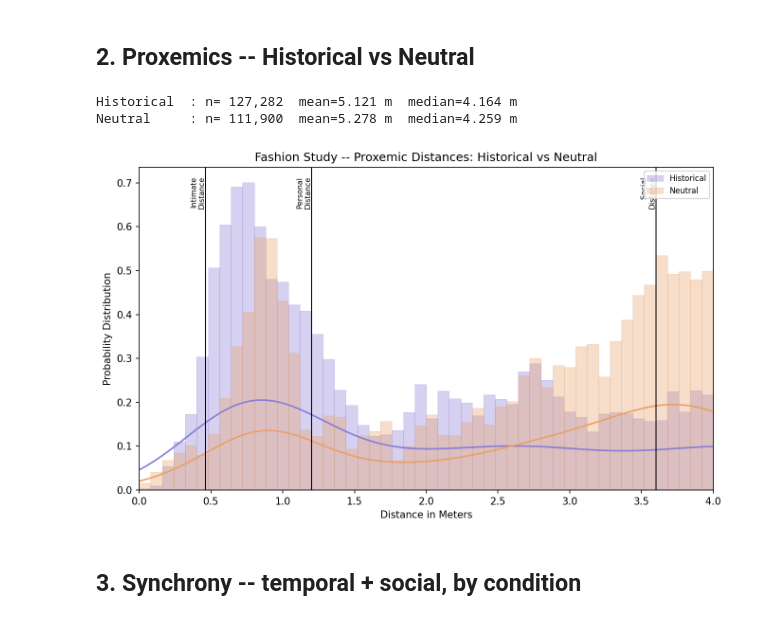
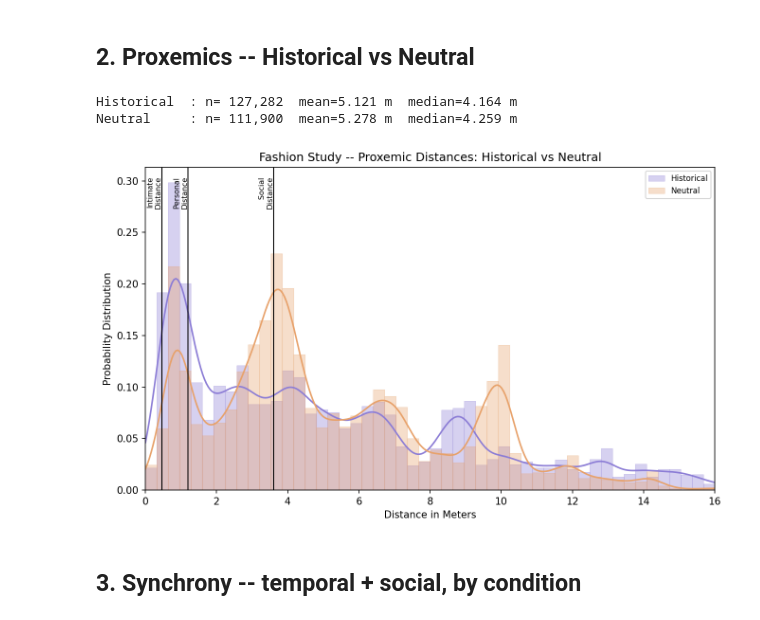
Before and after one commit to ross-johnstone/fusion-analysis, a Jupyter notebook: Notebooks/fashion_group_analysis.ipynb, the cells around one changed output. Drawn from its saved outputs; the diff is of its cells as text; code cells hidden in the pictures.

```diff
--- a/Notebooks/fashion_group_analysis.ipynb
+++ b/Notebooks/fashion_group_analysis.ipynb
@@ -80,23 +80,23 @@ Hand tracking present (sampled): False
 # %%
 dists_by_cond = {}
 for cond in ['H', 'N']:
     sub = specs[specs.condition == cond]
     parts = [pairwise_distances_within_file(long_df[long_df.pair_id == row.pair_id], rate_hz=10.0)
              for _, row in sub.iterrows()]
     dists_by_cond[cond] = np.concatenate(parts) if parts else np.array([])
     d = dists_by_cond[cond]
     print(f"{FASHION_CONDITION_LABEL[cond]:12s}: n={len(d):>8,}  mean={d.mean():.3f} m  median={np.median(d):.3f} m")
 
 fig, ax = plt.subplots(figsize=(9, 5.5))
 plot_proxemic_distribution(ax, {FASHION_CONDITION_LABEL[c]: dists_by_cond[c] for c in ['H', 'N']},
-                            'Fashion Study -- Proxemic Distances: Historical vs Neutral', xmax=4.0)
+                            'Fashion Study -- Proxemic Distances: Historical vs Neutral', xmax=16.0)
 plt.tight_layout()
 plt.savefig('fashion_proxemics_h_vs_n.png', dpi=150, bbox_inches='tight')
 plt.show()
 # %% [output]
 Historical  : n= 127,282  mean=5.121 m  median=4.164 m
 Neutral     : n= 111,900  mean=5.278 m  median=4.259 m
-[figure, old version]
+[figure, new version]
 # %% [markdown]
 ## 3. Synchrony -- temporal + social, by condition
 # %%
```
